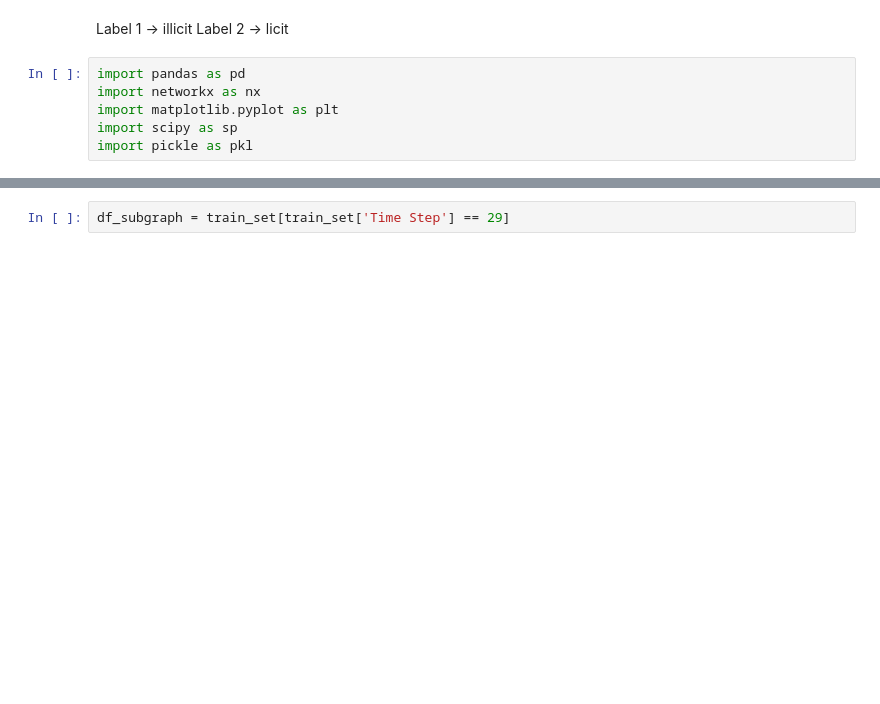
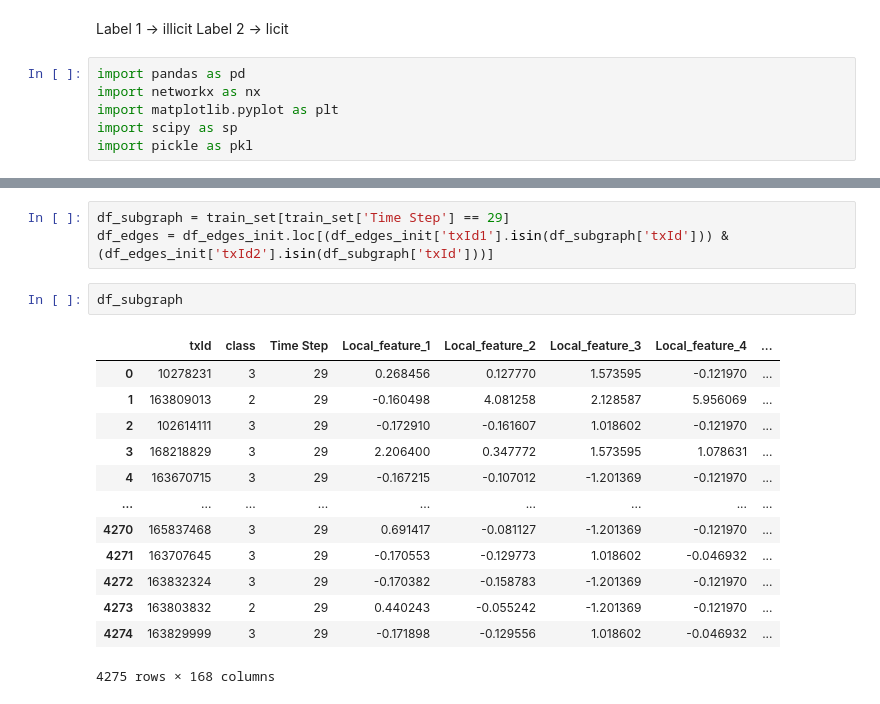
Before and after one commit to Arnau1/GraphAnomaly, a Jupyter notebook: visualize_graph.ipynb, the cells around one changed output, grey strips where cells are left out. Saved outputs shown, nothing was run; the diff lists cells and outputs as text; blank space fills up the shorter version.

```diff
--- a/visualize_graph.ipynb
+++ b/visualize_graph.ipynb
@@ -14,5 +30,22 @@ df_edges = pd.read_csv('elliptic_bitcoin_dataset/elliptic_txs_edgelist.csv')
 # %%
 df_subgraph = train_set[train_set['Time Step'] == 29]
+df_edges = df_edges_init.loc[(df_edges_init['txId1'].isin(df_subgraph['txId'])) & (df_edges_init['txId2'].isin(df_subgraph['txId']))]
+# %%
+df_subgraph
+# %% [output]
+|  | txId | class | Time Step | Local_feature_1 | Local_feature_2 | Local_feature_3 | Local_feature_4 | ... |
+| 0 | 10278231 | 3 | 29 | 0.268456 | 0.127770 | 1.573595 | -0.121970 | ... |
+| 1 | 163809013 | 2 | 29 | -0.160498 | 4.081258 | 2.128587 | 5.956069 | ... |
+| 2 | 102614111 | 3 | 29 | -0.172910 | -0.161607 | 1.018602 | -0.121970 | ... |
+| 3 | 168218829 | 3 | 29 | 2.206400 | 0.347772 | 1.573595 | 1.078631 | ... |
+| 4 | 163670715 | 3 | 29 | -0.167215 | -0.107012 | -1.201369 | -0.121970 | ... |
+| ... | ... | ... | ... | ... | ... | ... | ... | ... |
+| 4270 | 165837468 | 3 | 29 | 0.691417 | -0.081127 | -1.201369 | -0.121970 | ... |
+| 4271 | 163707645 | 3 | 29 | -0.170553 | -0.129773 | 1.018602 | -0.046932 | ... |
+| 4272 | 163832324 | 3 | 29 | -0.170382 | -0.158783 | -1.201369 | -0.121970 | ... |
+| 4273 | 163803832 | 2 | 29 | 0.440243 | -0.055242 | -1.201369 | -0.121970 | ... |
+| 4274 | 163829999 | 3 | 29 | -0.171898 | -0.129556 | 1.018602 | -0.046932 | ... |
+4275 rows × 168 columns
 # %%
 def save_graph(graph, output_filename):
     # Save the graph as a pickle file
```
Also changed, not shown: parts of 9 cells of this notebook, 1 other file.
